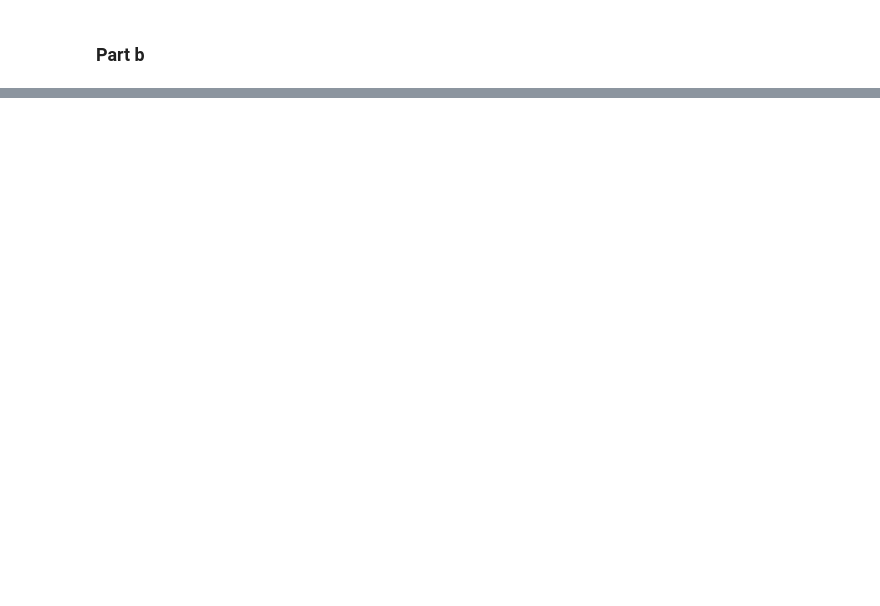
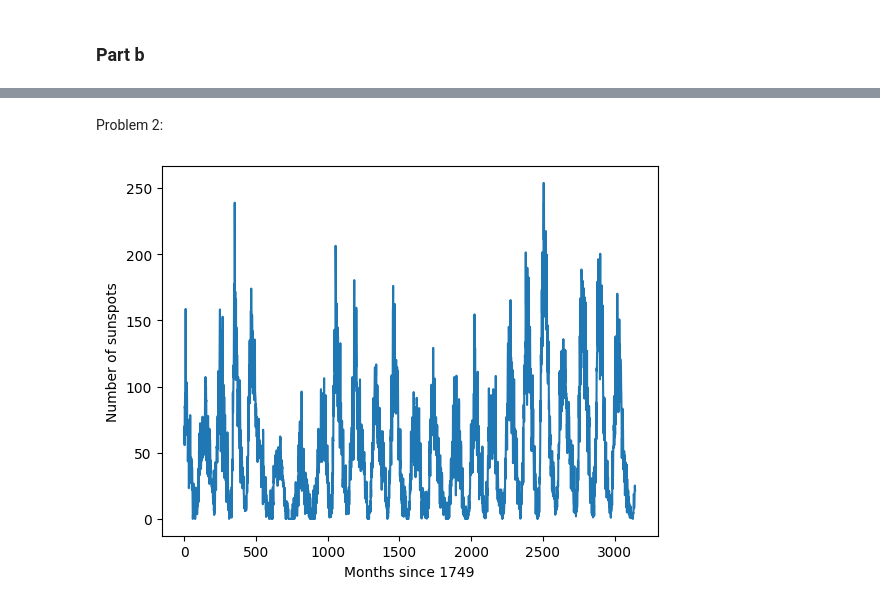
Before and after one commit to kkakadiya6/Homework-3, a Jupyter notebook: Homework_3.ipynb, the cells around one changed output, grey strips where cells are left out. Saved outputs shown, nothing was run; the diff lists cells and outputs as text; code cells hidden in the pictures; blank space fills up the shorter version.

```diff
--- a/Homework_3.ipynb
+++ b/Homework_3.ipynb
@@ -112,0 +142,16 @@ elif A % 2 == 0 and Z % 2 != 0:
+# %% [markdown]
+Problem 2:
+# %%
+import matplotlib.pyplot as plt
+import numpy as np
+
+months = np.loadtxt("sunspots.txt", usecols=0, dtype=float)
+data = np.loadtxt("sunspots.txt", usecols=1, dtype=float)
+x = months
+y = data
+plt.plot(x, y)
+plt.xlabel('Months since 1749')
+plt.ylabel('Number of sunspots')
+plt.show()
+# %% [output]
+[figure, added]
```
Also changed, not shown: parts of 8 cells of this notebook.
